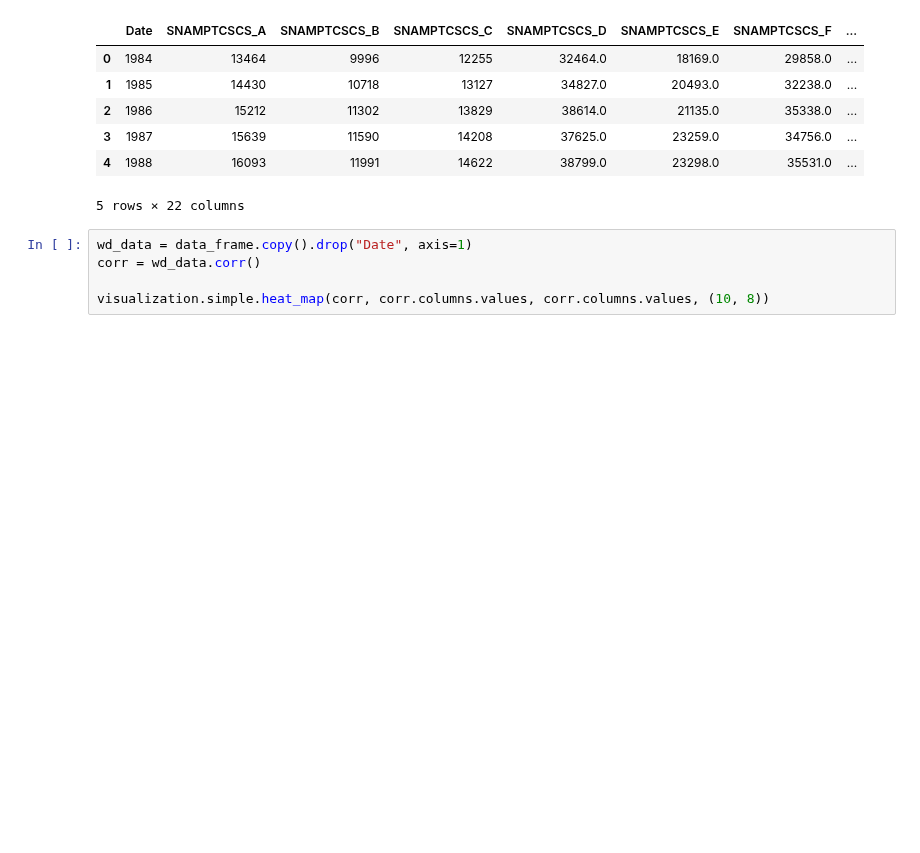
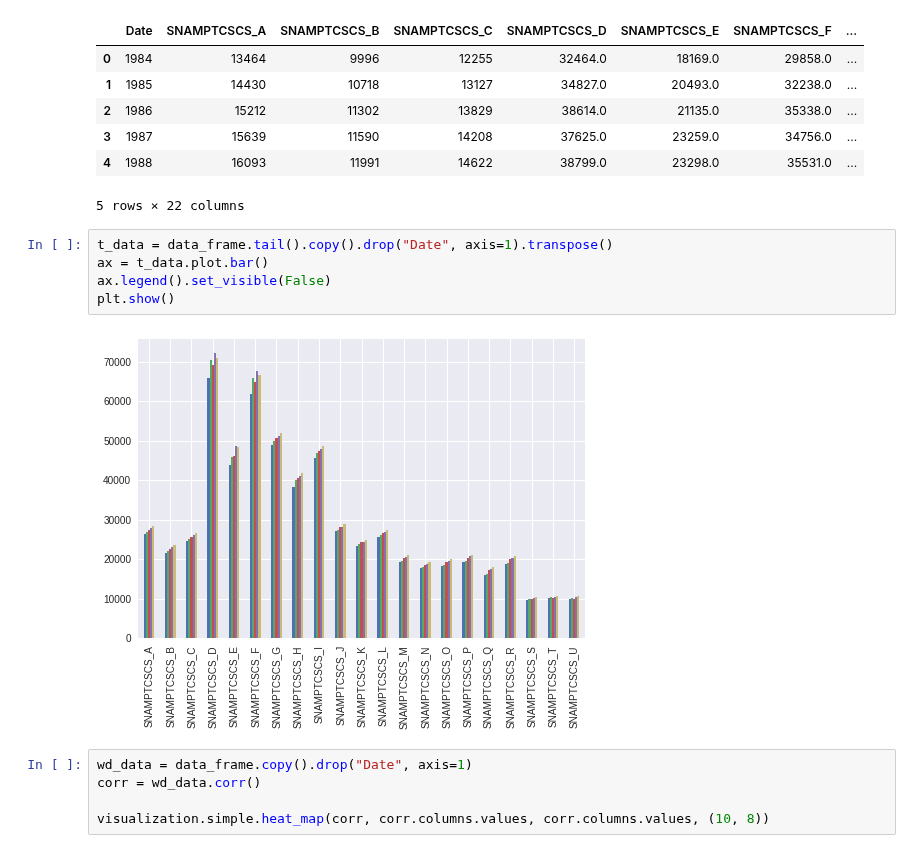
Before and after one commit to sebwdz/JobAnalysis, a Jupyter notebook: notebooks/SNAMPTCSCS Descriptive analysis.ipynb, the cells around one changed output. Drawn from its saved outputs; the diff is of its cells as text; blank space fills up the shorter version.

```diff
--- a/notebooks/SNAMPTCSCS Descriptive analysis.ipynb
+++ b/notebooks/SNAMPTCSCS Descriptive analysis.ipynb
@@ -38,6 +41,13 @@ data_frame.head()
 | 3 | 1987 | 15639 | 11590 | 14208 | 37625.0 | 23259.0 | 34756.0 | ... |
 | 4 | 1988 | 16093 | 11991 | 14622 | 38799.0 | 23298.0 | 35531.0 | ... |
 5 rows × 22 columns
+# %%
+t_data = data_frame.tail().copy().drop("Date", axis=1).transpose()
+ax = t_data.plot.bar()
+ax.legend().set_visible(False)
+plt.show()
+# %% [output]
+[figure, added]
 # %%
 wd_data = data_frame.copy().drop("Date", axis=1)
 corr = wd_data.corr()
```
Also changed, not shown: parts of 2 cells of this notebook, 3 other files.
